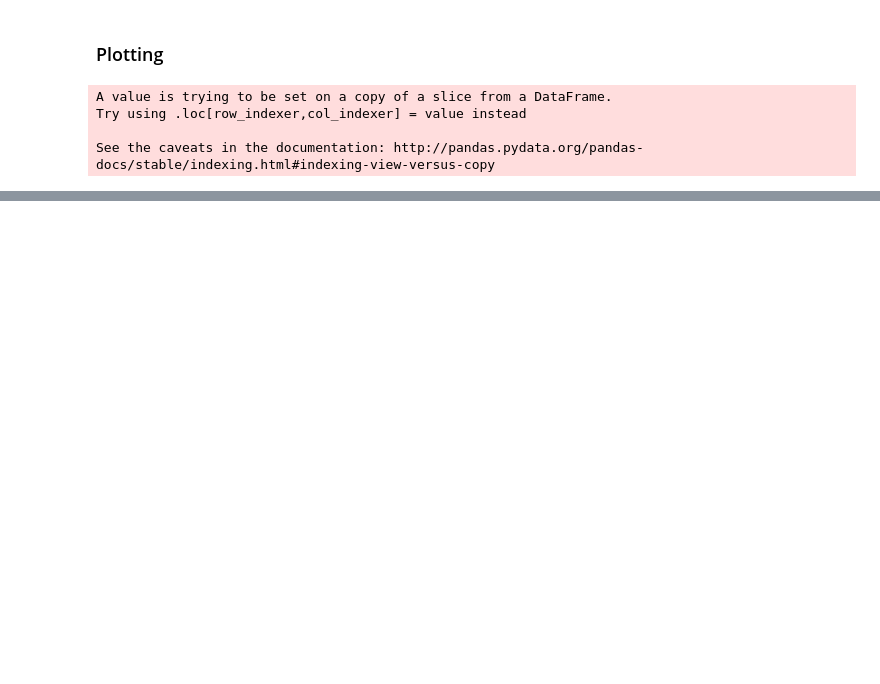
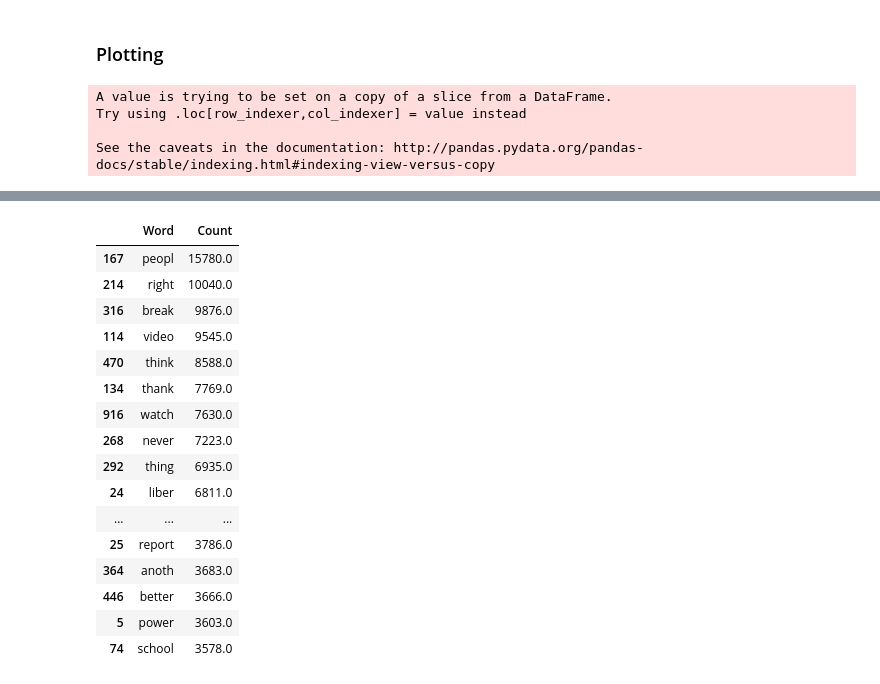
Before and after one commit to Jprost/ADA-Proj-18, a Jupyter notebook: WebScrap.ipynb, the cells around one changed output, grey strips where cells are left out. Saved outputs shown, nothing was run; the diff lists cells and outputs as text; code cells hidden in the pictures; blank space fills up the shorter version.

```diff
--- a/WebScrap.ipynb
+++ b/WebScrap.ipynb
@@ -849,0 +925,56 @@ def split_hashtag_to_words_all_possibilities(hashtag):
+# %%
+def uncategorized_vocab(tweets, min_occurence=30):
+    """Gathers all the words that are more frequent than min_occurence"""
+    voc_raw=[]
+    for words in tweets:
+        if words: #if not None
+            voc_raw+=words # add to voca
+    count_=Counter(voc_raw) #count frequency
+    uncat_voc = pd.DataFrame.from_dict(count_, orient='index').reset_index()
+    uncat_voc = uncat_voc.rename(columns={'index':'word', 0:'count'})
+    uncat_relevant=pd.DataFrame()
+    for i in range(len(uncat_voc)):
+        if (uncat_voc.iloc[i]['word'] not in stop_w) & (len(uncat_voc.iloc[i]['word']) > 4):
+            uncat_relevant.loc[i, 'Word'] = uncat_voc.iloc[i]['word']
+            uncat_relevant.loc[i, 'Count'] = uncat_voc.iloc[i]['count']
+    #print(count_ )
+    return uncat_relevant
+# %%
+def get_uncat_voc(tweets, min_count=30):
+    """Recovers the vocabulary from pickles"""
+    filename=pickle_files+'uncat_vocabulary_'+str(min_count)+'.pkl'
+
+    try:
+        with open(filename, 'rb') as uncat_voc:
+            uncat_vocabulary=pickle.load(uncat_voc)
+        print("Vocab loaded <---")
+
+    except:
+        uncat_vocabulary= uncategorized_vocab(tweets)
+
+        with open(filename, 'wb') as uncat_voc:
+            pickle.dump(uncat_vocabulary, uncat_voc, pickle.HIGHEST_PROTOCOL) #saving the voc
+
+    return uncat_vocabulary
+# %%
+uncat_vocabulary=get_uncat_voc(df[df.Categorical == 0].Clean_tweet, min_count=30)
+# %%
+uncat_vocabulary.sort_values(by='Count', ascending=False).head(50)
+# %% [output]
+|  | Word | Count |
+| 167 | peopl | 15780.0 |
+| 214 | right | 10040.0 |
+| 316 | break | 9876.0 |
+| 114 | video | 9545.0 |
+| 470 | think | 8588.0 |
+| 134 | thank | 7769.0 |
+| 916 | watch | 7630.0 |
+| 268 | never | 7223.0 |
+| 292 | thing | 6935.0 |
+| 24 | liber | 6811.0 |
+| ... | ... | ... |
+| 25 | report | 3786.0 |
+| 364 | anoth | 3683.0 |
+| 446 | better | 3666.0 |
+| 5 | power | 3603.0 |
+| 74 | school | 3578.0 |
```
Also changed, not shown: parts of 16 cells of this notebook.
